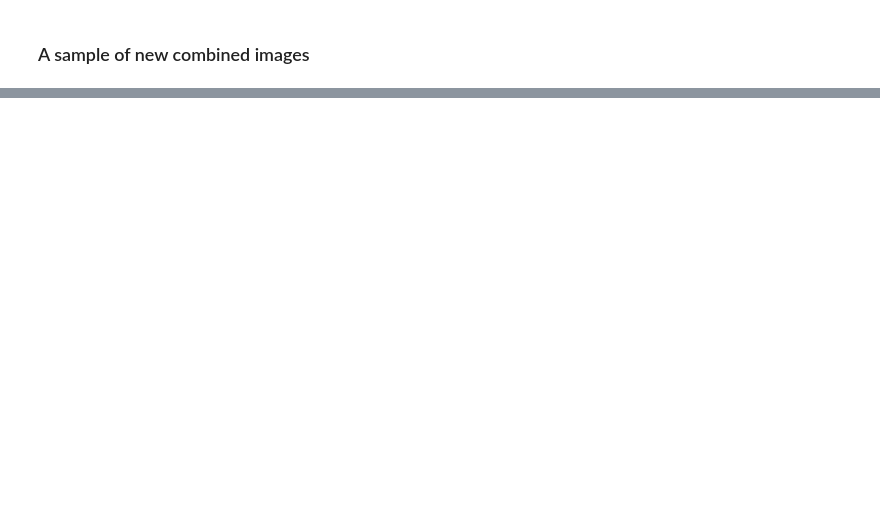
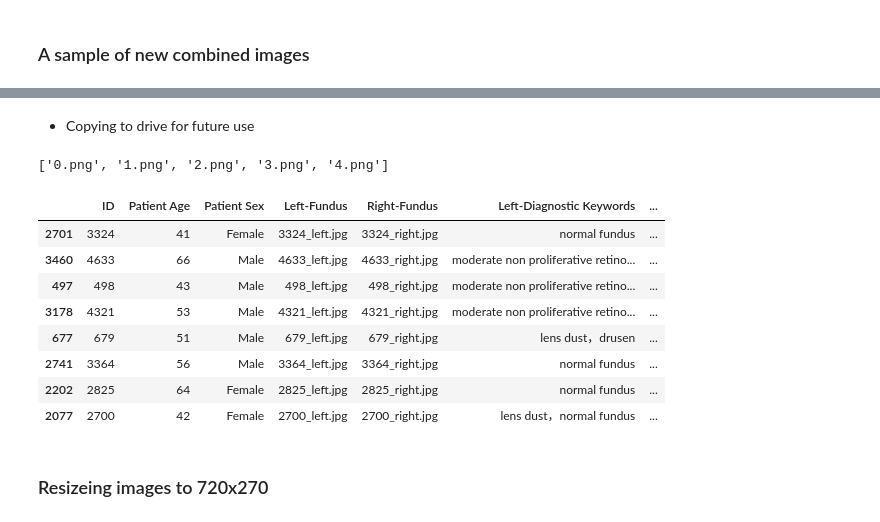
Before and after one commit to shadab4150/Eye-Disease-Detection, a Jupyter notebook: SightNet_Image_Processing.ipynb, the cells around one changed output, grey strips where cells are left out. Saved outputs shown, nothing was run; the diff lists cells and outputs as text; code cells hidden in the pictures; blank space fills up the shorter version.

```diff
--- a/SightNet_Image_Processing.ipynb
+++ b/SightNet_Image_Processing.ipynb
@@ -136,2 +146,16 @@ shutil.make_archive('eye_both','zip','/content/train/')
+# %% [markdown]
+* Copying to drive for future use
 # %%
 !cp '/content/eye_both.zip' '/content/drive/My Drive/Dataset/'
+# %%
+name = [x.split('_')[0]+'.png' for x in right]
+# %%
+fn_name = [str(x.split('_')[0]) for x in right]
+# %%
+name[:5]
+# %% [output]
+['0.png', '1.png', '2.png', '3.png', '4.png']
+# %%
+df['file_name'] = name
+# %%
+df['fn_name'] = fn_name
@@ -137,0 +164,12 @@ shutil.make_archive('eye_both','zip','/content/train/')
+# %%
+df.sample(n=8,random_state=44)
+# %% [output]
+|  | ID | Patient Age | Patient Sex | Left-Fundus | Right-Fundus | Left-Diagnostic Keywords | ... |
+| 2701 | 3324 | 41 | Female | 3324_left.jpg | 3324_right.jpg | normal fundus | ... |
+| 3460 | 4633 | 66 | Male | 4633_left.jpg | 4633_right.jpg | moderate non proliferative retino... | ... |
+| 497 | 498 | 43 | Male | 498_left.jpg | 498_right.jpg | moderate non proliferative retino... | ... |
+| 3178 | 4321 | 53 | Male | 4321_left.jpg | 4321_right.jpg | moderate non proliferative retino... | ... |
+| 677 | 679 | 51 | Male | 679_left.jpg | 679_right.jpg | lens dust，drusen | ... |
+| 2741 | 3364 | 56 | Male | 3364_left.jpg | 3364_right.jpg | normal fundus | ... |
+| 2202 | 2825 | 64 | Female | 2825_left.jpg | 2825_right.jpg | normal fundus | ... |
+| 2077 | 2700 | 42 | Female | 2700_left.jpg | 2700_right.jpg | lens dust，normal fundus | ... |
@@ -138 +182,3 @@ shutil.make_archive('eye_both','zip','/content/train/')
+# %% [markdown]
+### Resizeing images to 720x270
 # %%
```
Also changed, not shown: parts of 11 cells of this notebook.
